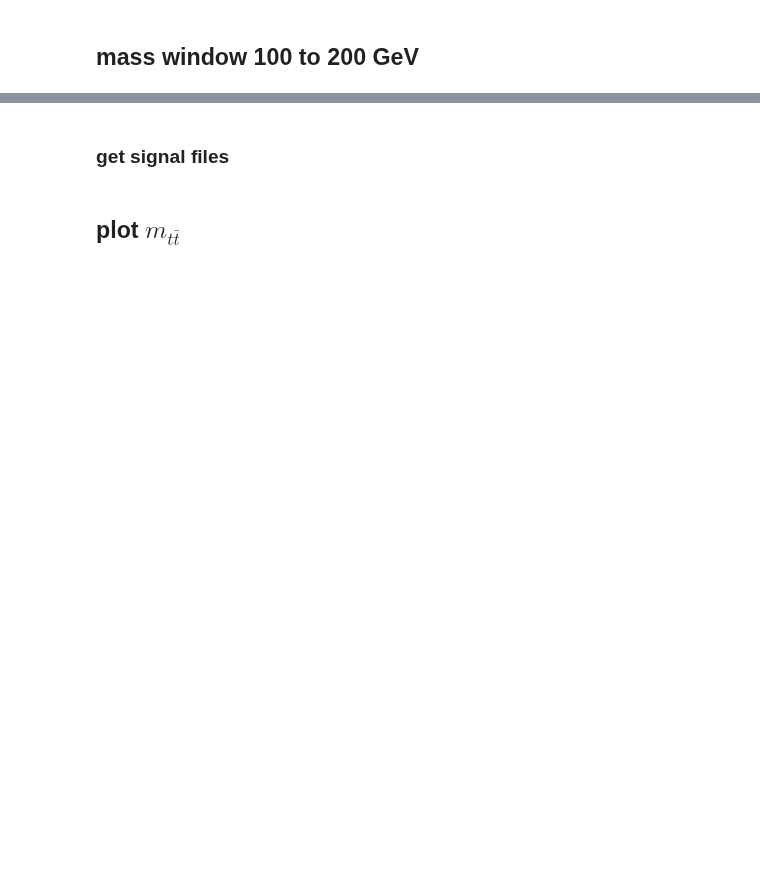
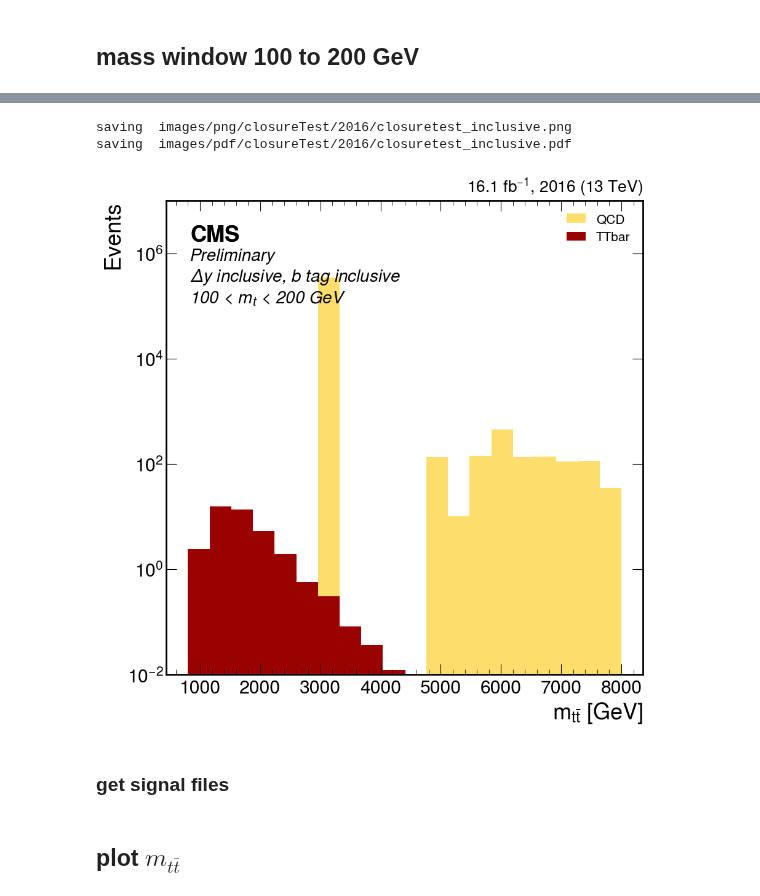
Before and after one commit to b2g-nano/TTbarAllHadUproot, a Jupyter notebook: plots/combineFiles.ipynb, the cells around one changed output, grey strips where cells are left out. Drawn from its saved outputs; the diff is of its cells as text; code cells hidden in the pictures; blank space fills up the shorter version.

```diff
--- a/plots/combineFiles.ipynb
+++ b/plots/combineFiles.ipynb
@@ -364,6 +372,11 @@ IOV = '2016'
 httbar2d = getHist('mtt_vs_mt', 'TTbar', False, IOV,
                  sum_axes=['anacat'],
                  integrate_axes={'anacat':signal_cats,'systematic':'nominal'})
+
+hdata2d = getHist('mtt_vs_mt', 'JetHT', False, IOV,
+                 sum_axes=['anacat'],
+                 integrate_axes={'anacat':signal_cats,'systematic':'nominal'})
+
 
 
 hqcd2d = qcdfile['mtt_vs_mt'][{'anacat':signal_cats, 'systematic':'nominal'}][{'anacat':sum}]
@@ -394,30 +407,34 @@ hep.cms.label('', data=True, lumi='{0:0.1f}'.format(lumi['2016']/1000.), year='2
 hep.cms.text(text, loc=2, fontsize=20, ax=ax1)
 
 
 
 
 ax1.set_yscale('log')
 ax1.set_ylim(1e-2,1e7)
 
 ax1.set_ylabel('Events')
 
 ratio_plot = hdata / hbkg.values()
 
 
 # hep.histplot(ratio_plot, ax=ax2, histtype='errorbar', color='black')
 # ax2.set_ylim(0,2)
 # ax2.axhline(1, color='black', ls='--')
 # ax2.set_ylabel('Data/Bkg')
 # ax2.set_xlabel(ax1.get_xlabel())
 # ax1.set_xlabel('')
 
 
 ax1.legend(loc=1, fontsize=15)
 
 
 imagefile = f'images/png/closureTest/{IOV}/closuretest_inclusive.png'
 
 plt.savefig(imagefile)
 plt.savefig(imagefile.replace('png','pdf'))
 print('saving ', imagefile)
 print('saving ', imagefile.replace('png','pdf'))
+# %% [output]
+saving  images/png/closureTest/2016/closuretest_inclusive.png
+saving  images/pdf/closureTest/2016/closuretest_inclusive.pdf
+[figure, added]
```
Also changed, not shown: parts of 48 cells of this notebook, 3 other files.
